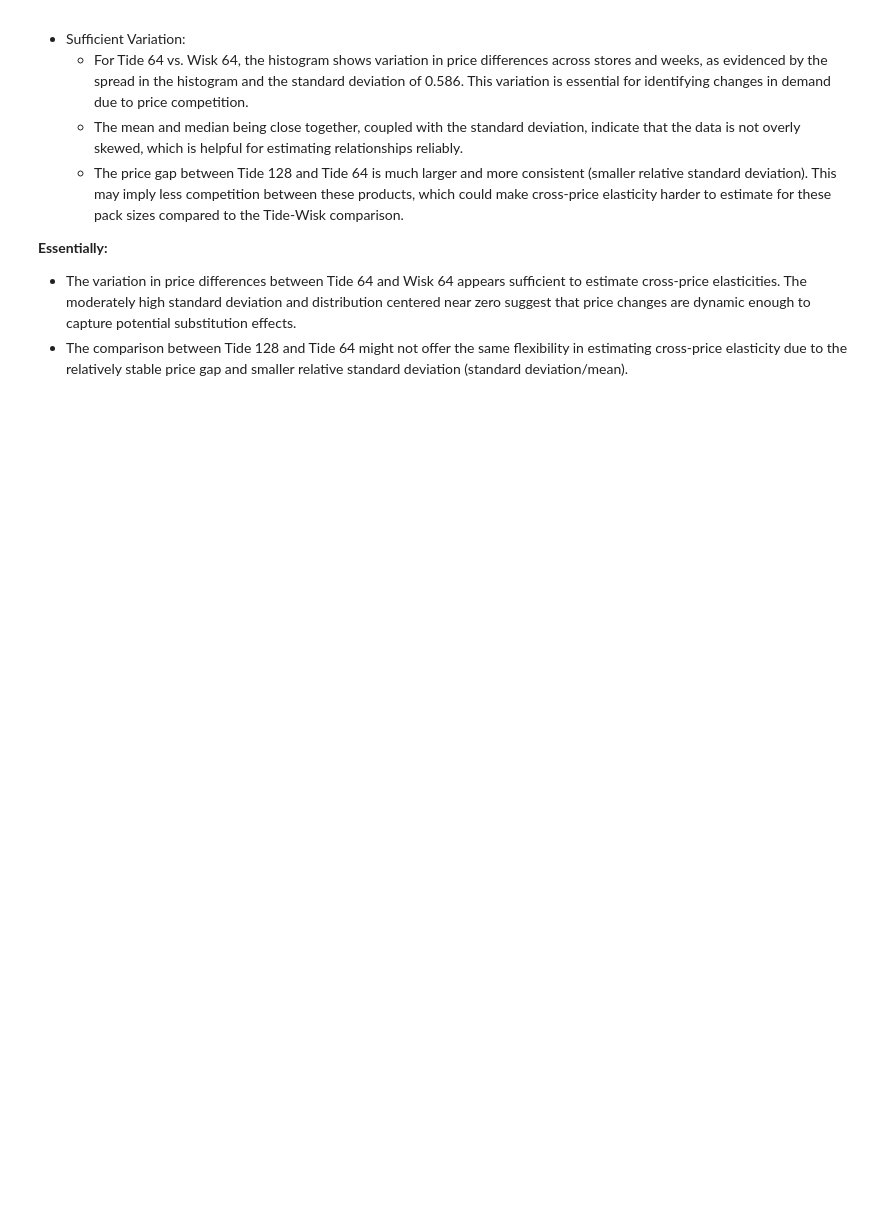
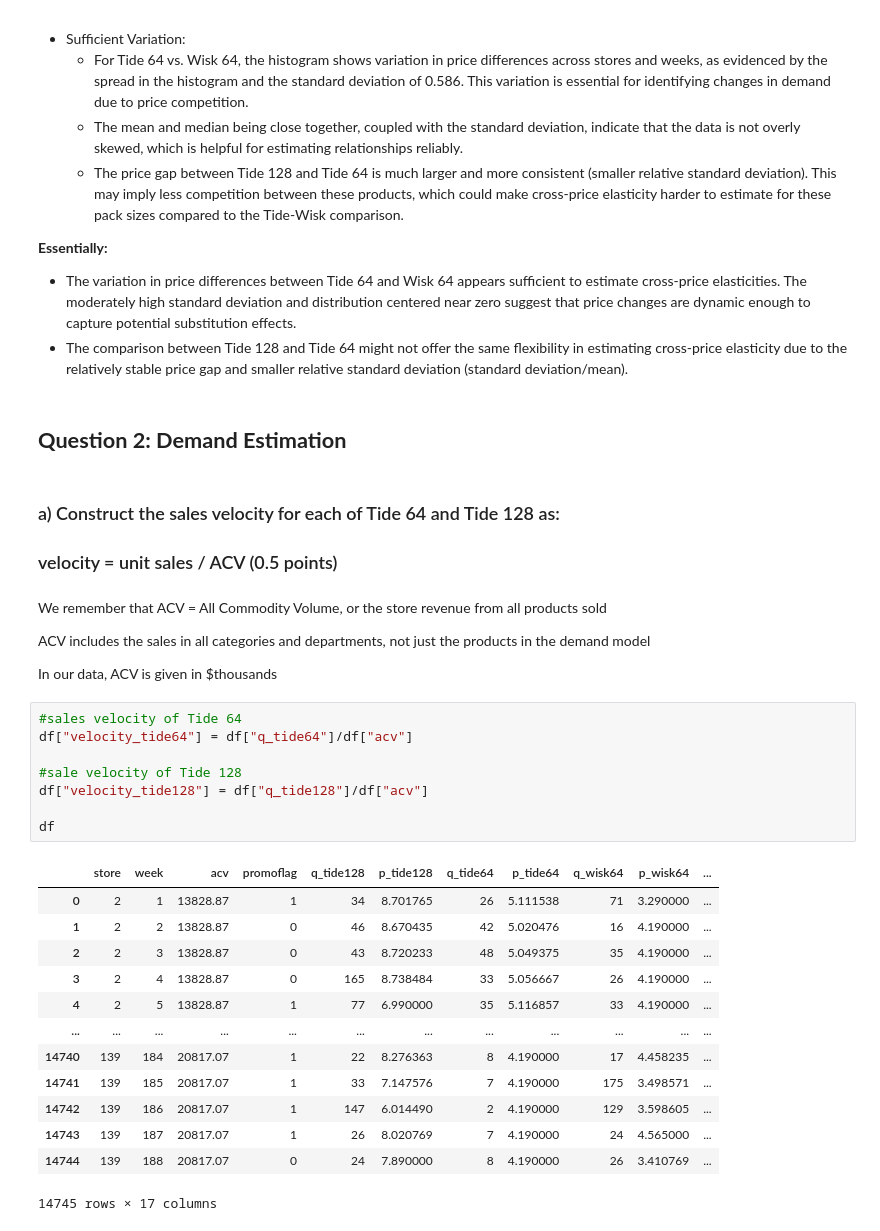
Before and after one commit to Ulyssem23/Marketing_HW_3, a Jupyter notebook: Marketing Analytics Assignment 3 - Ulysse Macé.ipynb, the cells around one changed output. Saved outputs shown, nothing was run; the diff lists cells and outputs as text; blank space fills up the shorter version.

```diff
--- a/Marketing Analytics Assignment 3 - Ulysse Macé.ipynb
+++ b/Marketing Analytics Assignment 3 - Ulysse Macé.ipynb
@@ -383,3 +384,36 @@ plot_histograms(average_df=pd_summary_table,average_histo='yes')
 **Essentially:**
 * The variation in price differences between Tide 64 and Wisk 64 appears sufficient to estimate cross-price elasticities. The moderately high standard deviation and distribution centered near zero suggest that price changes are dynamic enough to capture potential substitution effects.
 * The comparison between Tide 128 and Tide 64 might not offer the same flexibility in estimating cross-price elasticity due to the relatively stable price gap and smaller relative standard deviation (standard deviation/mean).
+# %% [markdown]
+## **Question 2: Demand Estimation**
+# %% [markdown]
+### a) Construct the sales velocity for each of Tide 64 and Tide 128 as:
+### velocity = unit sales / ACV (0.5 points)
+# %% [markdown]
+We remember that ACV = All Commodity Volume, or the store revenue from all products sold
+
+ACV includes the sales in all categories and departments, not just the products in the demand model
+
+In our data, ACV is given in $thousands
+# %%
+#sales velocity of Tide 64
+df["velocity_tide64"] = df["q_tide64"]/df["acv"]
+
+#sale velocity of Tide 128
+df["velocity_tide128"] = df["q_tide128"]/df["acv"]
+
+df
+# %% [output]
+|  | store | week | acv | promoflag | q_tide128 | p_tide128 | q_tide64 | p_tide64 | q_wisk64 | p_wisk64 | ... |
+| 0 | 2 | 1 | 13828.87 | 1 | 34 | 8.701765 | 26 | 5.111538 | 71 | 3.290000 | ... |
+| 1 | 2 | 2 | 13828.87 | 0 | 46 | 8.670435 | 42 | 5.020476 | 16 | 4.190000 | ... |
+| 2 | 2 | 3 | 13828.87 | 0 | 43 | 8.720233 | 48 | 5.049375 | 35 | 4.190000 | ... |
+| 3 | 2 | 4 | 13828.87 | 0 | 165 | 8.738484 | 33 | 5.056667 | 26 | 4.190000 | ... |
+| 4 | 2 | 5 | 13828.87 | 1 | 77 | 6.990000 | 35 | 5.116857 | 33 | 4.190000 | ... |
+| ... | ... | ... | ... | ... | ... | ... | ... | ... | ... | ... | ... |
+| 14740 | 139 | 184 | 20817.07 | 1 | 22 | 8.276363 | 8 | 4.190000 | 17 | 4.458235 | ... |
+| 14741 | 139 | 185 | 20817.07 | 1 | 33 | 7.147576 | 7 | 4.190000 | 175 | 3.498571 | ... |
+| 14742 | 139 | 186 | 20817.07 | 1 | 147 | 6.014490 | 2 | 4.190000 | 129 | 3.598605 | ... |
+| 14743 | 139 | 187 | 20817.07 | 1 | 26 | 8.020769 | 7 | 4.190000 | 24 | 4.565000 | ... |
+| 14744 | 139 | 188 | 20817.07 | 0 | 24 | 7.890000 | 8 | 4.190000 | 26 | 3.410769 | ... |
+14745 rows × 17 columns
```
Also changed, not shown: parts of 16 cells of this notebook.
